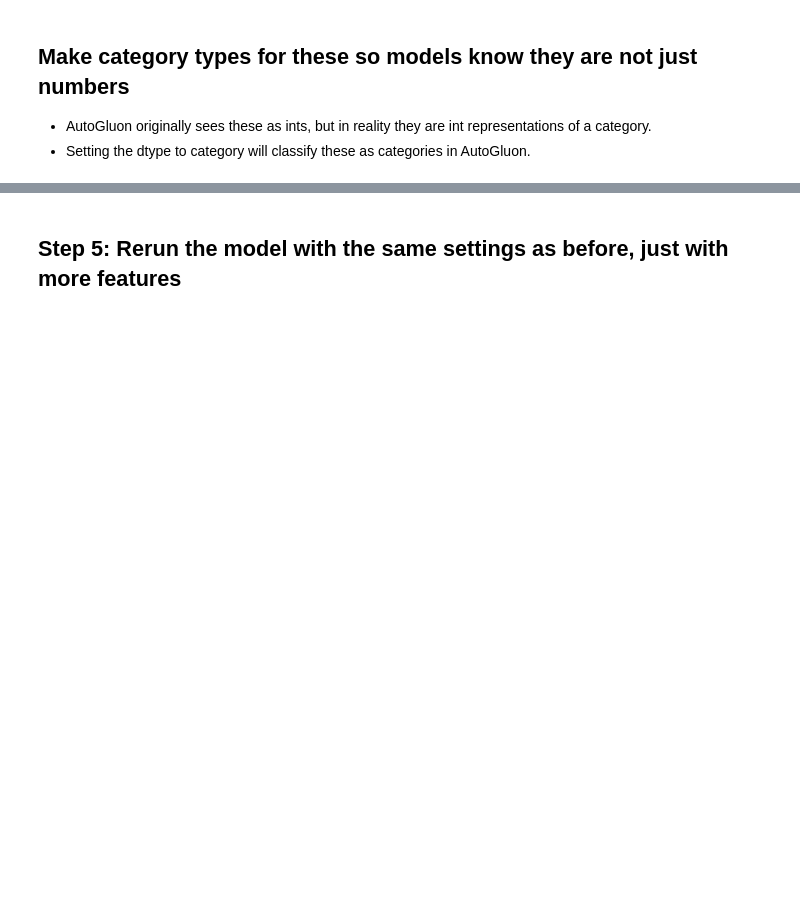
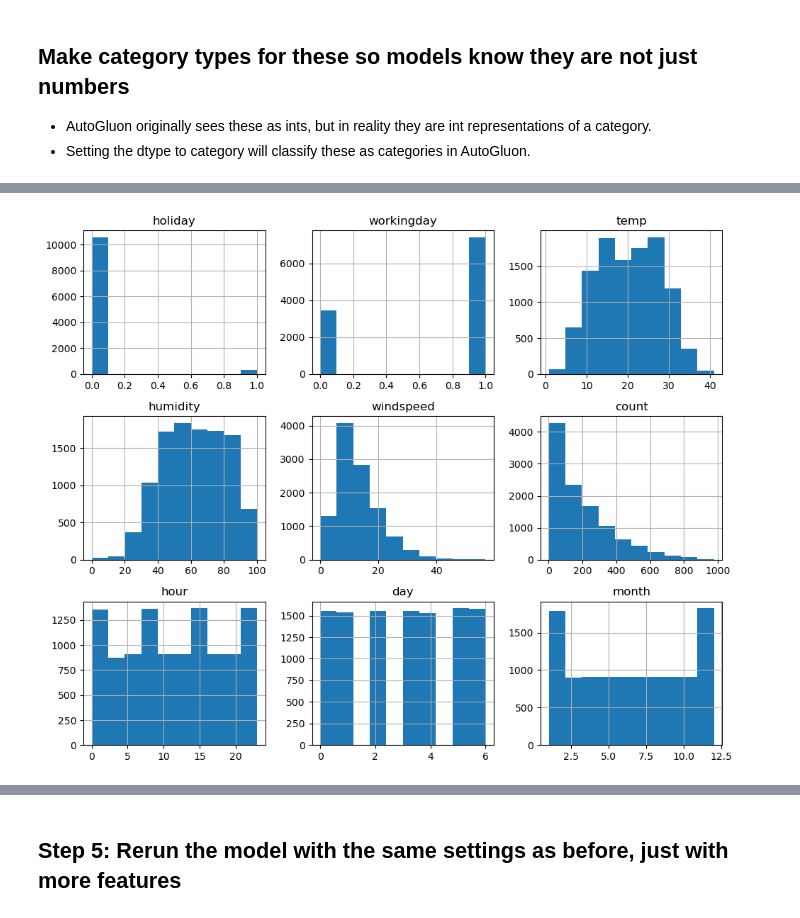
Before and after one commit to HemanthSaiTejaLingam/BikeSharingDemand, a Jupyter notebook: project/project-template.ipynb, the cells around one changed output, grey strips where cells are left out. Saved outputs shown, nothing was run; the diff lists cells and outputs as text; code cells hidden in the pictures; blank space fills up the shorter version.

```diff
--- a/project/project-template.ipynb
+++ b/project/project-template.ipynb
@@ -330,0 +349,16 @@ test[?] = ?
+# %%
+# create a new feature
+# Creating new columns from datetime
+train['hour'] = train['datetime'].dt.hour
+test['hour'] = test['datetime'].dt.hour
+train['day'] = train['datetime'].dt.dayofweek
+test['day'] = test['datetime'].dt.dayofweek
+train['month'] = train['datetime'].dt.month
+test['month'] = test['datetime'].dt.month
+# %%
+#dropping columns
+columns_to_drop=['atemp','datetime']
+train.drop(columns=columns_to_drop,inplace=True)
+print(train.head())
+test.drop(columns=columns_to_drop,inplace=True)
+print(test.head())
@@ -330,0 +383,4 @@ test[?] = ?
+# %%
+#dropping cloumns from train data as there are no corresponding columns in test data
+train.drop(columns=['casual','registered'],inplace=True)
+print(train.head())
@@ -333,10 +403,10 @@ test[?] = ?
 * AutoGluon originally sees these as ints, but in reality they are int representations of a category.
 * Setting the dtype to category will classify these as categories in AutoGluon.
 # %%
-train["season"] = ?
-train["weather"] = ?
-test["season"] = ?
-test["weather"] = ?
+train["season"] = train["season"].astype('category')
+train["weather"] = train["weather"].astype('category')
+test["season"] = test["season"].astype('category')
+test["weather"] = test["weather"].astype('category')
 # %%
 # View are new feature
 train.head()
@@ -343,3 +441,7 @@ train.head()
 # %%
 # View histogram of all features again now with the hour feature
-train.?
+train.hist(figsize=(10,8))
+plt.tight_layout()
+plt.show()
+# %% [output]
+[figure, added]
```
Also changed, not shown: parts of 74 cells of this notebook.
